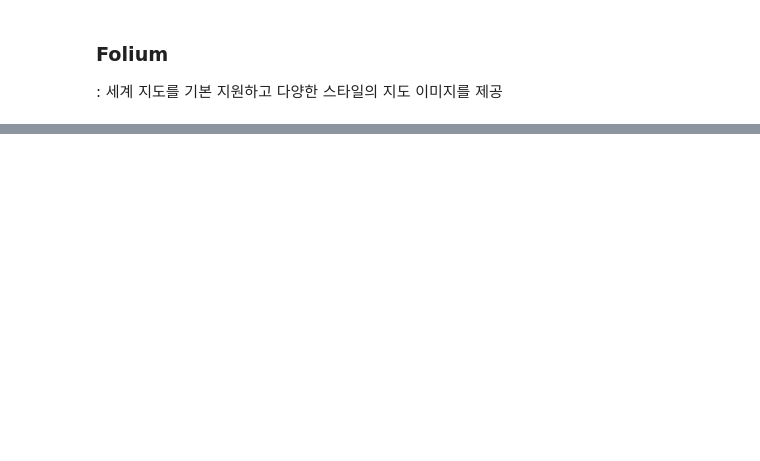
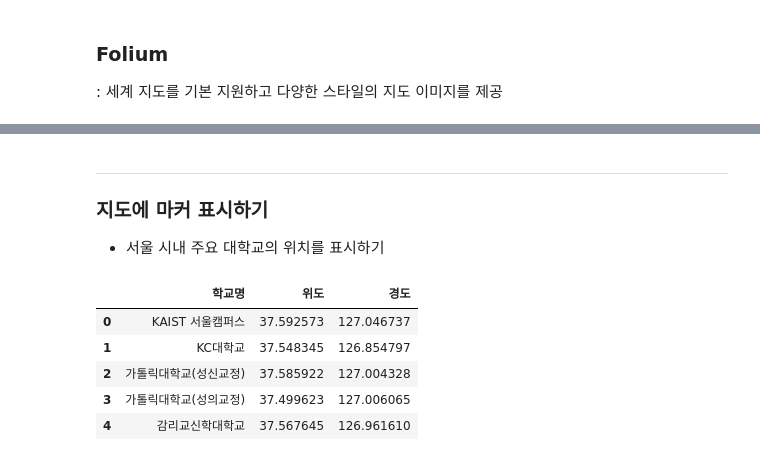
Before and after one commit to LeeHosik/Python-Study, a Jupyter notebook: DataAnalysis/Note/08.시각화도구(Folium).ipynb, the cells around one changed output, grey strips where cells are left out. Cells and saved outputs as stored; diff of their text form; code cells hidden in the pictures; blank space fills up the shorter version.

```diff
--- a/DataAnalysis/Note/08.시각화도구(Folium).ipynb
+++ b/DataAnalysis/Note/08.시각화도구(Folium).ipynb
@@ -57,0 +72,15 @@ seoul_map
+# %% [markdown]
+---
+### 지도에 마커 표시하기
+- 서울 시내 주요 대학교의 위치를 표시하기
+# %%
+df= pd.read_excel("../Data/서울지역 대학교 위치.xlsx")
+df.columns = ['학교명','위도','경도']
+df.head()
+# %% [output]
+|  | 학교명 | 위도 | 경도 |
+| 0 | KAIST 서울캠퍼스 | 37.592573 | 127.046737 |
+| 1 | KC대학교 | 37.548345 | 126.854797 |
+| 2 | 가톨릭대학교(성신교정) | 37.585922 | 127.004328 |
+| 3 | 가톨릭대학교(성의교정) | 37.499623 | 127.006065 |
+| 4 | 감리교신학대학교 | 37.567645 | 126.961610 |
```
Also changed, not shown: parts of 15 cells of this notebook, 15 other files.
